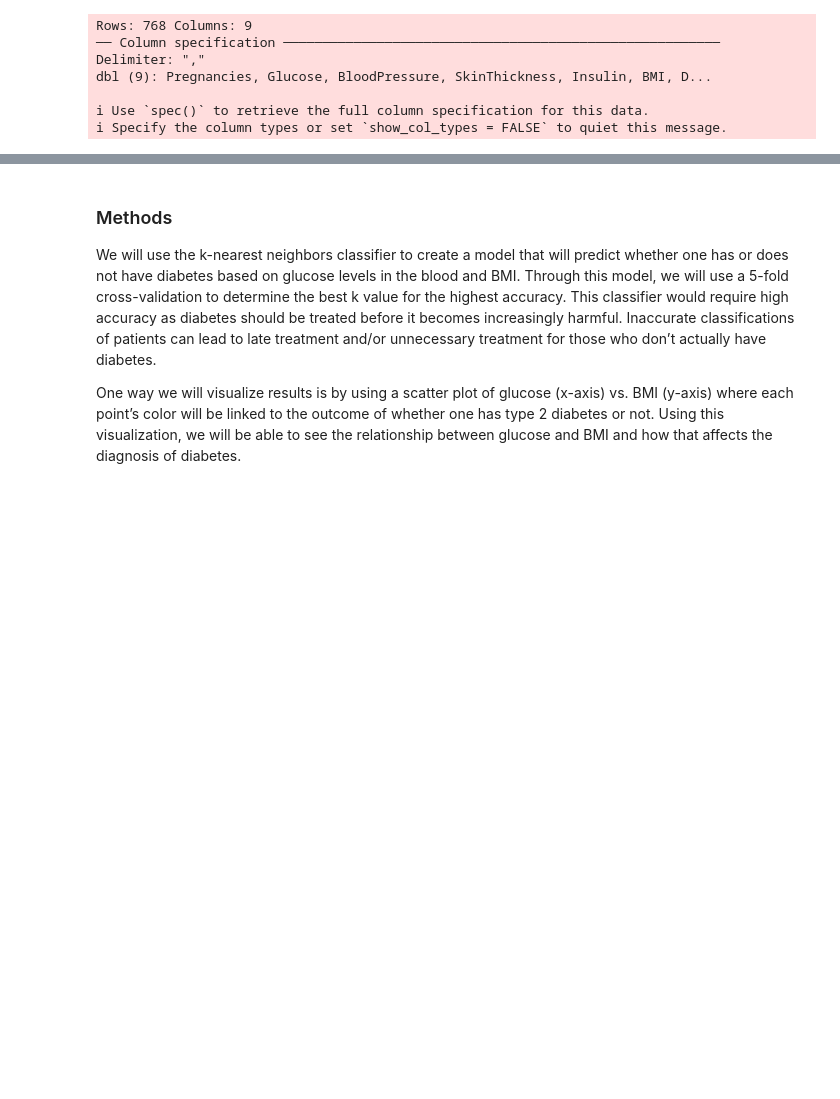
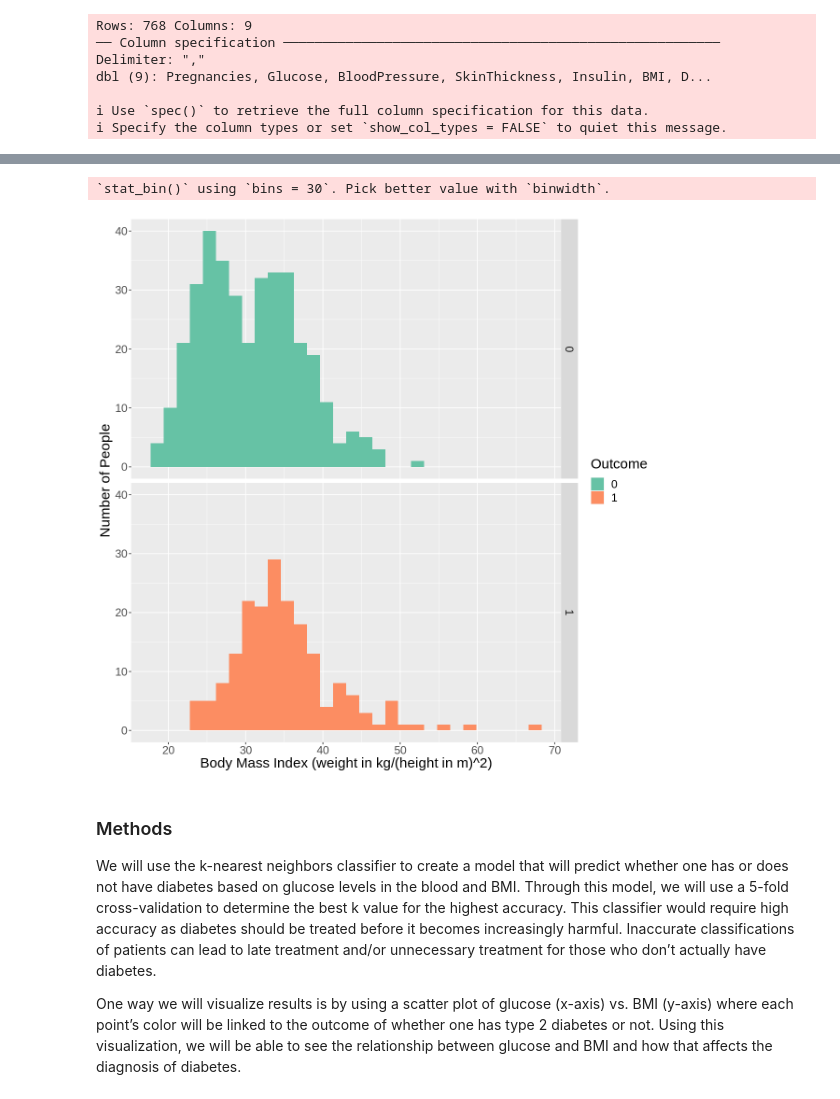
Before and after one commit to kzhang1223/dsci-100-2023s1-group-55, a Jupyter notebook: group_project_proposal_group_55.ipynb, the cells around one changed output, grey strips where cells are left out. Saved outputs shown, nothing was run; the diff lists cells and outputs as text; code cells hidden in the pictures; blank space fills up the shorter version.

```diff
--- a/group_project_proposal_group_55.ipynb
+++ b/group_project_proposal_group_55.ipynb
@@ -146,3 +146,17 @@ diabetes_bp
+# %%
+diabetes_BMI<- diabetes_no_zeroes |>
+    ggplot(aes(x = BMI, fill = Outcome))+
+    geom_histogram()+
+    facet_grid(rows = vars(Outcome))+
+    labs(x = "Body Mass Index (weight in kg/(height in m)^2)",
+         y = "Number of People")+
+    theme(text = element_text(size = 18))+
+    scale_fill_brewer(palette = 'Set2')
+
+diabetes_BMI
+# %% [output]
+`stat_bin()` using `bins = 30`. Pick better value with `binwidth`.
+[figure, added]
 # %% [markdown]
 ### Methods
 
```
Also changed, not shown: parts of 5 cells of this notebook.
